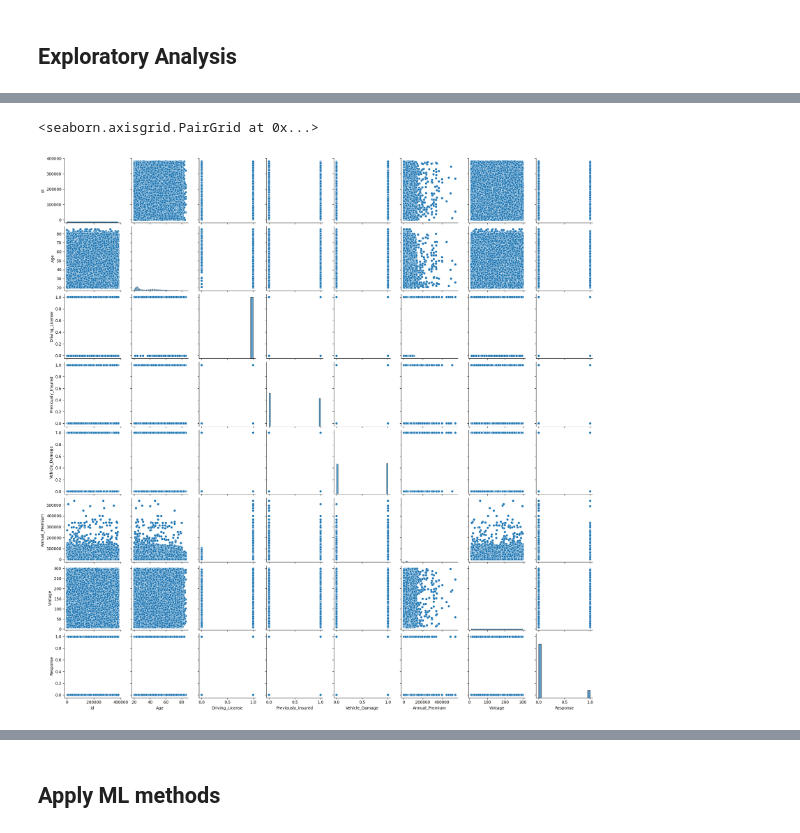
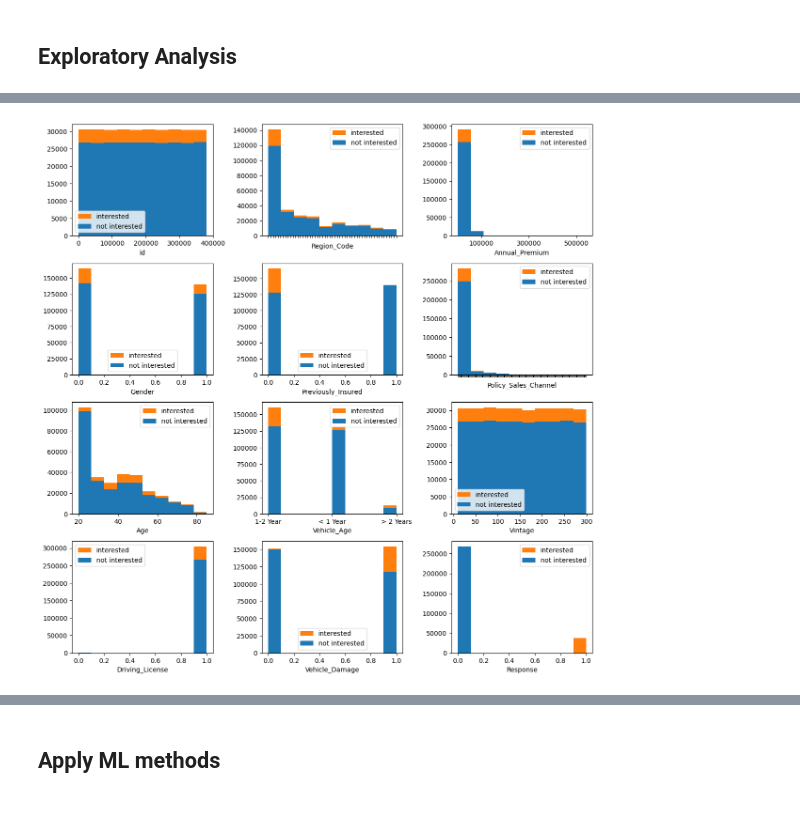
Before and after one commit to jong42/Health-Insurance-Cross-Sell-Prediction, a Jupyter notebook: Health Insurance Cross Sell Prediction.ipynb, the cells around one changed output, grey strips where cells are left out. Drawn from its saved outputs; the diff is of its cells as text; code cells hidden in the pictures.

Commit message:
Add stacked histogram for exploratory analysis

```diff
--- a/Health Insurance Cross Sell Prediction.ipynb
+++ b/Health Insurance Cross Sell Prediction.ipynb
@@ -184,5 +129,28 @@ array([[<Axes: xlabel='id', ylabel='id'>,
-# %%
-sns.pairplot(d_train)
-# %% [output]
-<seaborn.axisgrid.PairGrid at 0x...>
-[figure, removed]
+# %%
+# Split dataset by response variable
+d_train_0 = d_train[d_train['Response'] == 0]
+d_train_1 = d_train[d_train['Response'] == 1]
+
+# Set up plot matrix
+gridsize_y = 4
+gridsize_x = 3
+fig, axs = plt.subplots(gridsize_y, gridsize_x, figsize=(12,12))
+
+# Generate individual plots with axis label and legend
+for i,varname in enumerate(d_train.columns):
+    pos_y = i%gridsize_y
+    pos_x = int(i/gridsize_y)
+    axs[pos_y, pos_x].hist(x=[d_train_0[varname],d_train_1[varname]],
+                           histtype='barstacked',
+                           label=['not interested', 'interested'])
+    axs[pos_y, pos_x].set_xlabel(varname)
+    handles, labels = axs[pos_y, pos_x].get_legend_handles_labels()
+    axs[pos_y, pos_x].legend(handles[::-1], labels[::-1])
+
+# Avoid overlapping text from axis labels
+axs[0,1].set_xticklabels([])
+axs[0,2].set_xticks([100000,300000,500000])
+axs[1,2].set_xticklabels([])
+fig.tight_layout()
+# %% [output]
+[figure, added]
```
Also changed, not shown: parts of 5 cells of this notebook.
